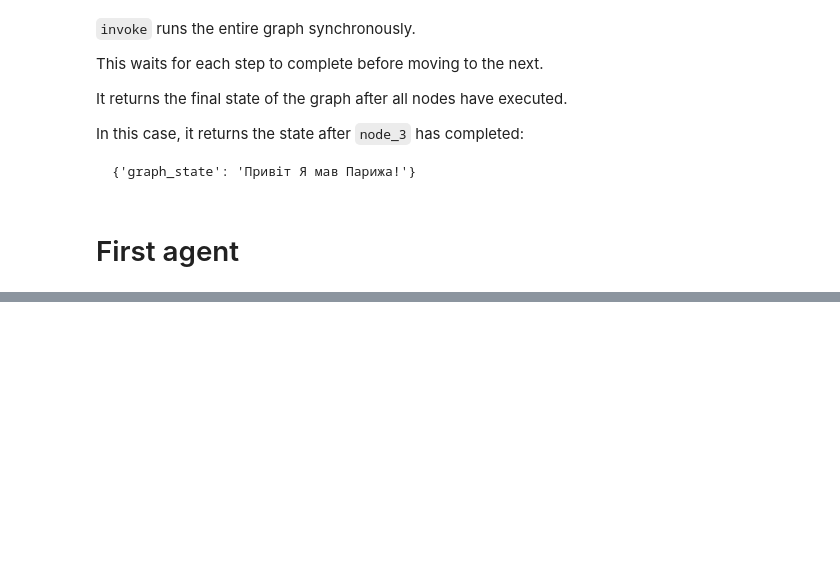
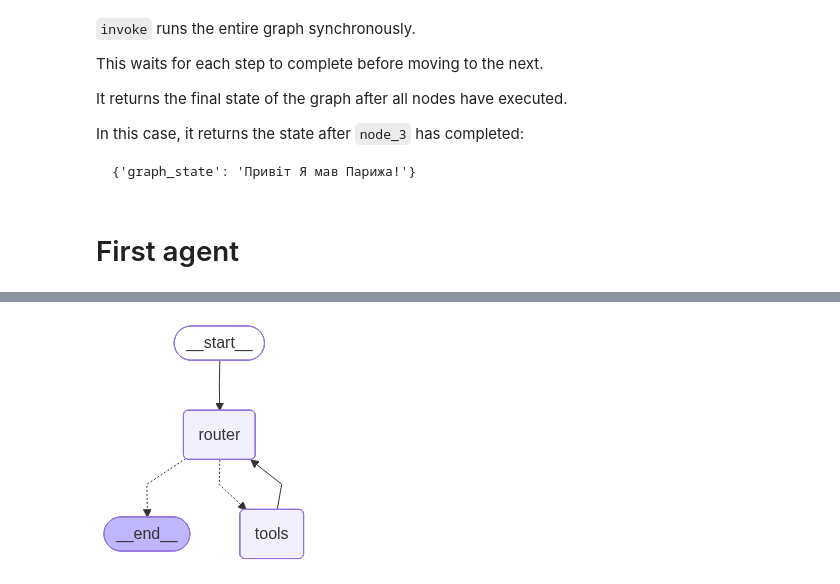
Before and after one commit to kaliani/vibe-judges, a Jupyter notebook: notebooks/simple-graph.ipynb, the cells around one changed output, grey strips where cells are left out. Cells and saved outputs as stored; diff of their text form; code cells hidden in the pictures; blank space fills up the shorter version.

```diff
--- a/notebooks/simple-graph.ipynb
+++ b/notebooks/simple-graph.ipynb
@@ -240,0 +244,3 @@ first_agent.invoke({"url": HumanMessage(content=url)})
+# %%
+class AgentState(TypedDict):
+    messages: Annotated[list[AnyMessage], add_messages]
@@ -240,0 +315,23 @@ first_agent.invoke({"url": HumanMessage(content=url)})
+# %%
+from langgraph.prebuilt import ToolNode, tools_condition
+
+builder = StateGraph(AgentState)
+
+builder.add_node("router", router)
+builder.add_node("tools", ToolNode(tools))
+
+builder.add_edge(START, "router")
+builder.add_conditional_edges(
+    "router",
+    # If the latest message requires a tool, route to tools
+    # Otherwise, provide a direct response
+    tools_condition,
+)
+builder.add_edge("tools", "router")
+react_graph = builder.compile()
+# %%
+from IPython.display import Image, display
+
+display(Image(react_graph.get_graph(xray=True).draw_mermaid_png()))
+# %% [output]
+[figure, added]
```
Also changed, not shown: parts of 33 cells of this notebook, 3 other files.
